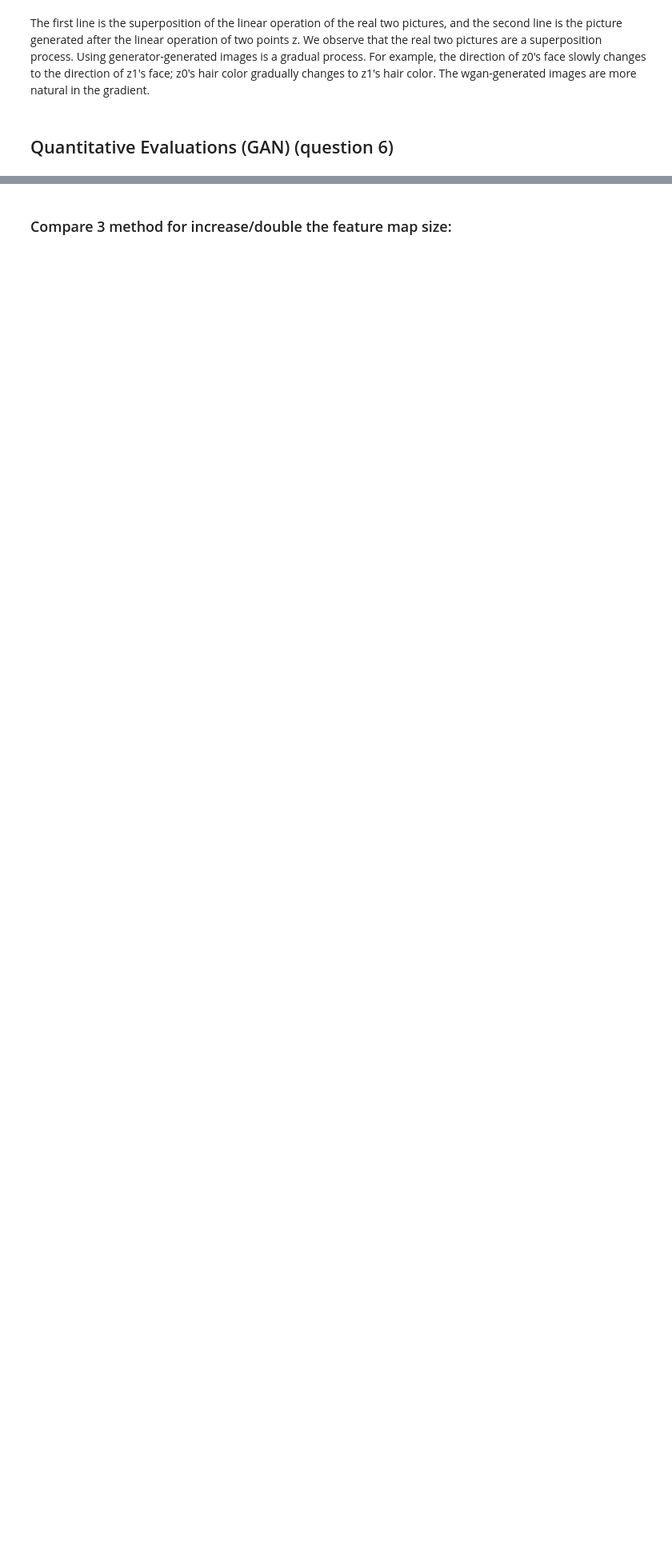
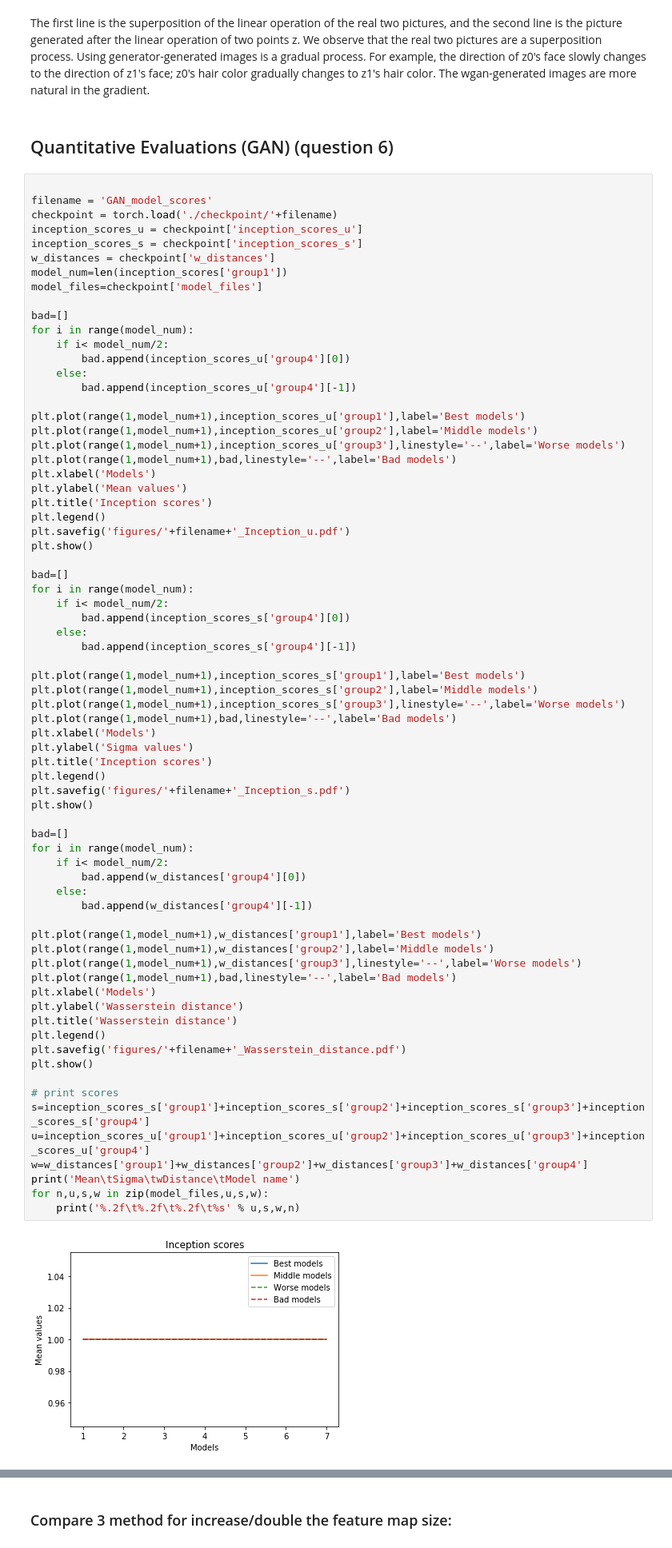
Before and after one commit to fanxiao001/ift6135-assignment, a Jupyter notebook: assignment4/ift6135_hwk4.ipynb, the cells around one changed output, grey strips where cells are left out. Shown at 80% size. Saved outputs shown, nothing was run; the diff lists cells and outputs as text; blank space fills up the shorter version.

Commit message:
calcule scores

```diff
--- a/assignment4/ift6135_hwk4.ipynb
+++ b/assignment4/ift6135_hwk4.ipynb
@@ -324,3 +324,76 @@ The first line is the superposition of the linear operation of the real two pict
 We observe that the real two pictures are a superposition process. Using generator-generated images is a gradual process. For example, the direction of z0's face slowly changes to the direction of z1's face; z0's hair color gradually changes to z1's hair color. The wgan-generated images are more natural in the gradient.
 # %% [markdown]
 ## Quantitative Evaluations (GAN) (question 6)
+# %%
+
+filename = 'GAN_model_scores'
+checkpoint = torch.load('./checkpoint/'+filename)
+inception_scores_u = checkpoint['inception_scores_u']
+inception_scores_s = checkpoint['inception_scores_s']
+w_distances = checkpoint['w_distances']
+model_num=len(inception_scores['group1'])
+model_files=checkpoint['model_files']
+
+bad=[]
+for i in range(model_num):
+    if i< model_num/2:
+        bad.append(inception_scores_u['group4'][0])
+    else:
+        bad.append(inception_scores_u['group4'][-1])
+
+plt.plot(range(1,model_num+1),inception_scores_u['group1'],label='Best models')
+plt.plot(range(1,model_num+1),inception_scores_u['group2'],label='Middle models')
+plt.plot(range(1,model_num+1),inception_scores_u['group3'],linestyle='--',label='Worse models')
+plt.plot(range(1,model_num+1),bad,linestyle='--',label='Bad models')
+plt.xlabel('Models')
+plt.ylabel('Mean values')
+plt.title('Inception scores')
+plt.legend()
+plt.savefig('figures/'+filename+'_Inception_u.pdf')
+plt.show()
+
+bad=[]
+for i in range(model_num):
+    if i< model_num/2:
+        bad.append(inception_scores_s['group4'][0])
+    else:
+        bad.append(inception_scores_s['group4'][-1])
+
+plt.plot(range(1,model_num+1),inception_scores_s['group1'],label='Best models')
+plt.plot(range(1,model_num+1),inception_scores_s['group2'],label='Middle models')
+plt.plot(range(1,model_num+1),inception_scores_s['group3'],linestyle='--',label='Worse models')
+plt.plot(range(1,model_num+1),bad,linestyle='--',label='Bad models')
+plt.xlabel('Models')
+plt.ylabel('Sigma values')
+plt.title('Inception scores')
+plt.legend()
+plt.savefig('figures/'+filename+'_Inception_s.pdf')
+plt.show()
+
+bad=[]
+for i in range(model_num):
+    if i< model_num/2:
+        bad.append(w_distances['group4'][0])
+    else:
+        bad.append(w_distances['group4'][-1])
+
+plt.plot(range(1,model_num+1),w_distances['group1'],label='Best models')
+plt.plot(range(1,model_num+1),w_distances['group2'],label='Middle models')
+plt.plot(range(1,model_num+1),w_distances['group3'],linestyle='--',label='Worse models')
+plt.plot(range(1,model_num+1),bad,linestyle='--',label='Bad models')
+plt.xlabel('Models')
+plt.ylabel('Wasserstein distance')
+plt.title('Wasserstein distance')
+plt.legend()
+plt.savefig('figures/'+filename+'_Wasserstein_distance.pdf')
+plt.show()
+
+# print scores
+s=inception_scores_s['group1']+inception_scores_s['group2']+inception_scores_s['group3']+inception_scores_s['group4']
+u=inception_scores_u['group1']+inception_scores_u['group2']+inception_scores_u['group3']+inception_scores_u['group4']
+w=w_distances['group1']+w_distances['group2']+w_distances['group3']+w_distances['group4']
+print('Mean\tSigma\twDistance\tModel name')
+for n,u,s,w in zip(model_files,u,s,w):
+    print('%.2f\t%.2f\t%.2f\t%s' % u,s,w,n)
+# %% [output]
+[figure, added]
```
Also changed, not shown: parts of 5 cells of this notebook, 1 other file.
